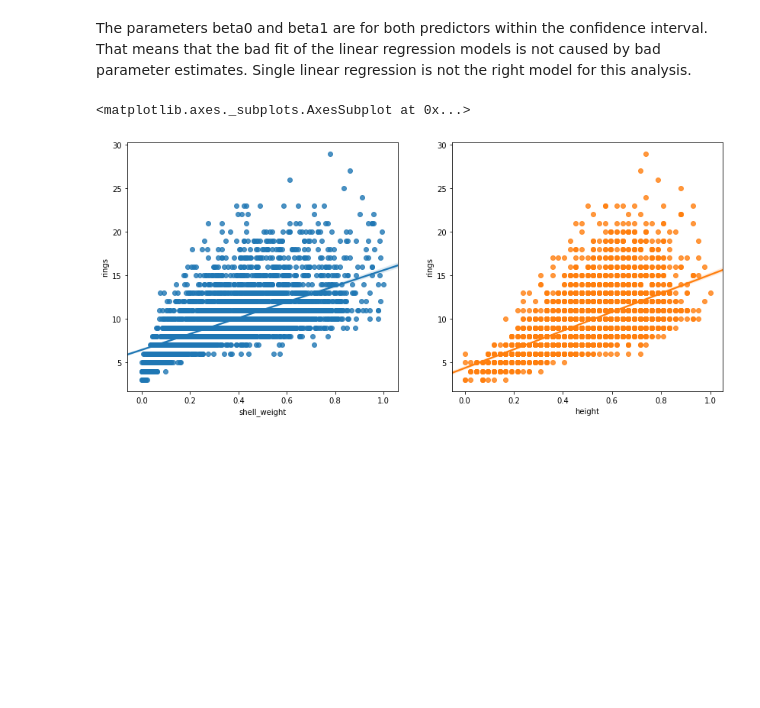
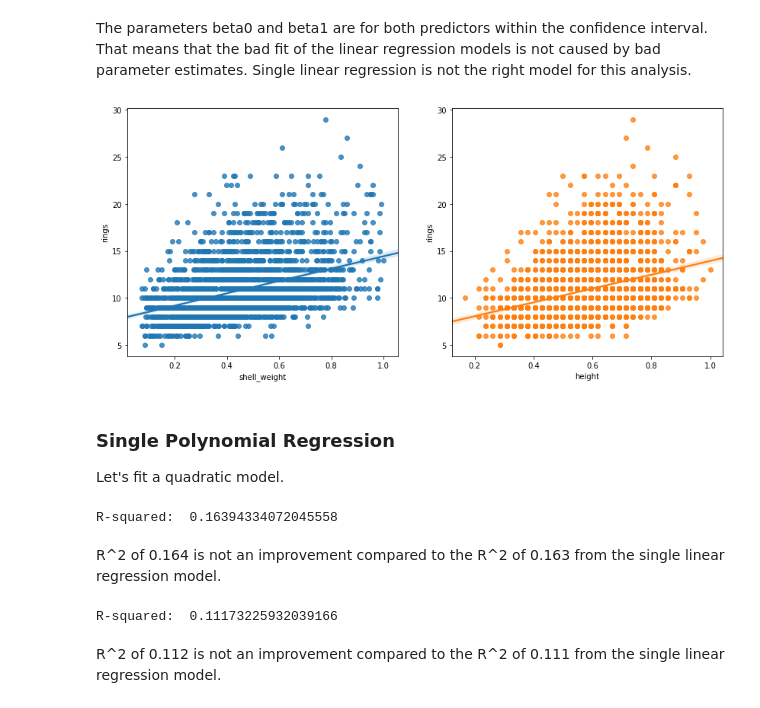
Before and after one commit to SHollatz/project_CSPB3022_abalone, a Jupyter notebook: abalone.ipynb, the cells around one changed output. Drawn from its saved outputs; the diff is of its cells as text; code cells hidden in the pictures; blank space fills up the shorter version.

```diff
--- a/abalone.ipynb
+++ b/abalone.ipynb
@@ -716,2 +714,6 @@ There exist high colinearities or probably strong polynomial relationships betwe
 # %% [markdown]
 ### Simple Linear Regression Model
+# %%
+# Selecting adults from the dataset
+df_abalone_adults = df_abalone_scaled[(df_abalone_scaled.sex == 'M') | (df_abalone_scaled.sex == 'F')]
+df_abalone_adults.groupby('sex').count()
@@ -856,8 +862,24 @@ That means that the bad fit of the linear regression models is not caused by bad
 Single linear regression is not the right model for this analysis.
 # %%
 fig7, ax7 = plt.subplots(nrows=1, ncols=2, figsize=(14,6))
-sns.regplot(x='shell_weight', y = 'rings', data=df_abalone_scaled, ci=95, ax=ax7[0])
-sns.regplot(x='height', y = 'rings', data=df_abalone_scaled, ci=95, ax=ax7[1])
+sns.regplot(x='shell_weight', y = 'rings', data=df_abalone_adults, ci=95, ax=ax7[0])
+sns.regplot(x='height', y = 'rings', data=df_abalone_adults, ci=95, ax=ax7[1]);
 # %% [output]
-<matplotlib.axes._subplots.AxesSubplot at 0x...>
-[figure, old version]
+[figure, new version]
+# %% [markdown]
+### Single Polynomial Regression
+Let's fit a quadratic model.
+# %%
+model_poly_shellWeight = smf.ols('rings~shell_weight + np.power(shell_weight, 2)', df_abalone_adults).fit()
+print("R-squared: ", model_poly_shellWeight.rsquared)
+# %% [output]
+R-squared:  0.16394334072045558
+# %% [markdown]
+R^2 of 0.164 is not an improvement compared to the R^2 of 0.163 from the single linear regression model.
+# %%
+model_poly_height = smf.ols('rings~height + np.power(height, 2)', df_abalone_adults).fit()
+print("R-squared: ", model_poly_height.rsquared)
+# %% [output]
+R-squared:  0.11173225932039166
+# %% [markdown]
+R^2 of 0.112 is not an improvement compared to the R^2 of 0.111 from the single linear regression model.
```
Also changed, not shown: parts of 47 cells of this notebook.
